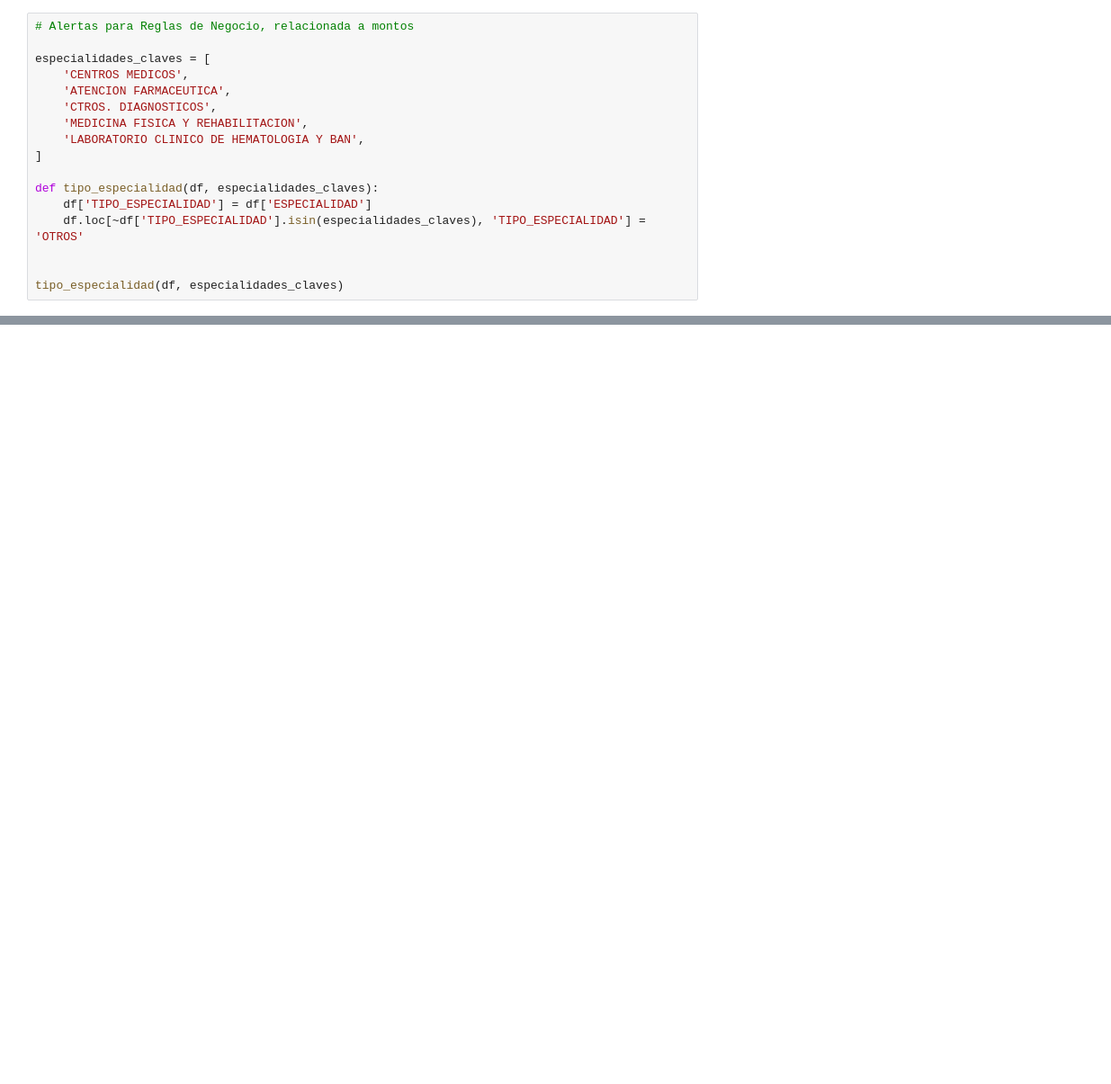
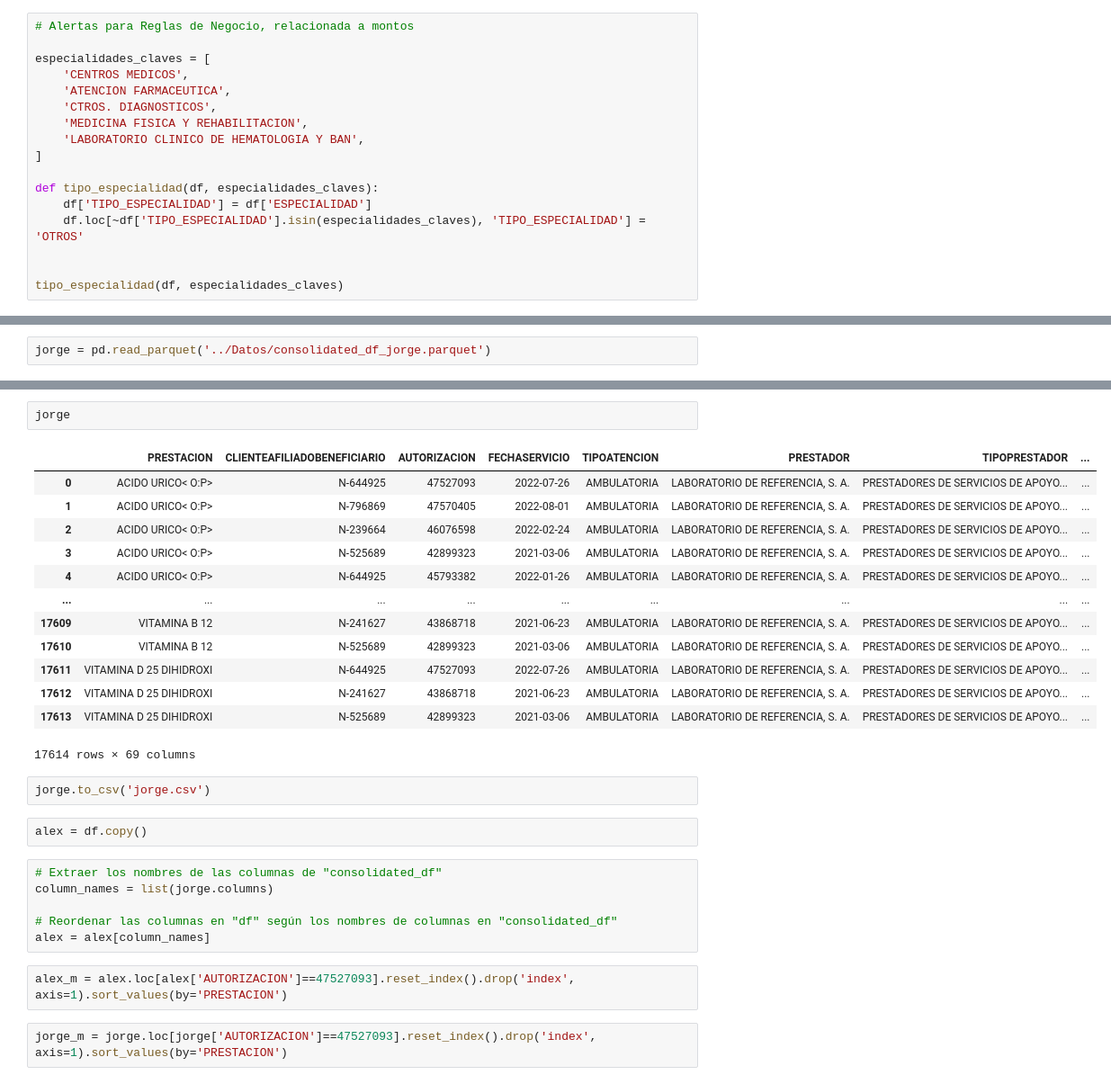
Before and after one commit to AlexanderPelaezJimenez/Modelo_Eventos_Atipicos, a Jupyter notebook: Notebooks/Entendimiento_reglas_negocio.ipynb, the cells around one changed output, grey strips where cells are left out. Shown at 90% size. Cells and saved outputs as stored; diff of their text form; blank space fills up the shorter version.

```diff
--- a/Notebooks/Entendimiento_reglas_negocio.ipynb
+++ b/Notebooks/Entendimiento_reglas_negocio.ipynb
@@ -255,0 +722,2 @@ print(consolidated_df.shape)
+# %%
+jorge = pd.read_parquet('../Datos/consolidated_df_jorge.parquet')
@@ -255,0 +783,30 @@ print(consolidated_df.shape)
+# %%
+jorge
+# %% [output]
+|  | PRESTACION | CLIENTEAFILIADOBENEFICIARIO | AUTORIZACION | FECHASERVICIO | TIPOATENCION | PRESTADOR | TIPOPRESTADOR | ... |
+| 0 | ACIDO URICO< O:P> | N-644925 | 47527093 | 2022-07-26 | AMBULATORIA | LABORATORIO DE REFERENCIA, S. A. | PRESTADORES DE SERVICIOS DE APOYO... | ... |
+| 1 | ACIDO URICO< O:P> | N-796869 | 47570405 | 2022-08-01 | AMBULATORIA | LABORATORIO DE REFERENCIA, S. A. | PRESTADORES DE SERVICIOS DE APOYO... | ... |
+| 2 | ACIDO URICO< O:P> | N-239664 | 46076598 | 2022-02-24 | AMBULATORIA | LABORATORIO DE REFERENCIA, S. A. | PRESTADORES DE SERVICIOS DE APOYO... | ... |
+| 3 | ACIDO URICO< O:P> | N-525689 | 42899323 | 2021-03-06 | AMBULATORIA | LABORATORIO DE REFERENCIA, S. A. | PRESTADORES DE SERVICIOS DE APOYO... | ... |
+| 4 | ACIDO URICO< O:P> | N-644925 | 45793382 | 2022-01-26 | AMBULATORIA | LABORATORIO DE REFERENCIA, S. A. | PRESTADORES DE SERVICIOS DE APOYO... | ... |
+| ... | ... | ... | ... | ... | ... | ... | ... | ... |
+| 17609 | VITAMINA B 12 | N-241627 | 43868718 | 2021-06-23 | AMBULATORIA | LABORATORIO DE REFERENCIA, S. A. | PRESTADORES DE SERVICIOS DE APOYO... | ... |
+| 17610 | VITAMINA B 12 | N-525689 | 42899323 | 2021-03-06 | AMBULATORIA | LABORATORIO DE REFERENCIA, S. A. | PRESTADORES DE SERVICIOS DE APOYO... | ... |
+| 17611 | VITAMINA D 25 DIHIDROXI | N-644925 | 47527093 | 2022-07-26 | AMBULATORIA | LABORATORIO DE REFERENCIA, S. A. | PRESTADORES DE SERVICIOS DE APOYO... | ... |
+| 17612 | VITAMINA D 25 DIHIDROXI | N-241627 | 43868718 | 2021-06-23 | AMBULATORIA | LABORATORIO DE REFERENCIA, S. A. | PRESTADORES DE SERVICIOS DE APOYO... | ... |
+| 17613 | VITAMINA D 25 DIHIDROXI | N-525689 | 42899323 | 2021-03-06 | AMBULATORIA | LABORATORIO DE REFERENCIA, S. A. | PRESTADORES DE SERVICIOS DE APOYO... | ... |
+17614 rows × 69 columns
+# %%
+jorge.to_csv('jorge.csv')
+# %%
+alex = df.copy()
+# %%
+# Extraer los nombres de las columnas de "consolidated_df"
+column_names = list(jorge.columns)
+
+# Reordenar las columnas en "df" según los nombres de columnas en "consolidated_df"
+alex = alex[column_names]
+# %%
+alex_m = alex.loc[alex['AUTORIZACION']==47527093].reset_index().drop('index', axis=1).sort_values(by='PRESTACION')
+# %%
+jorge_m = jorge.loc[jorge['AUTORIZACION']==47527093].reset_index().drop('index', axis=1).sort_values(by='PRESTACION')
```
Also changed, not shown: parts of 73 cells of this notebook, 3 other files.
